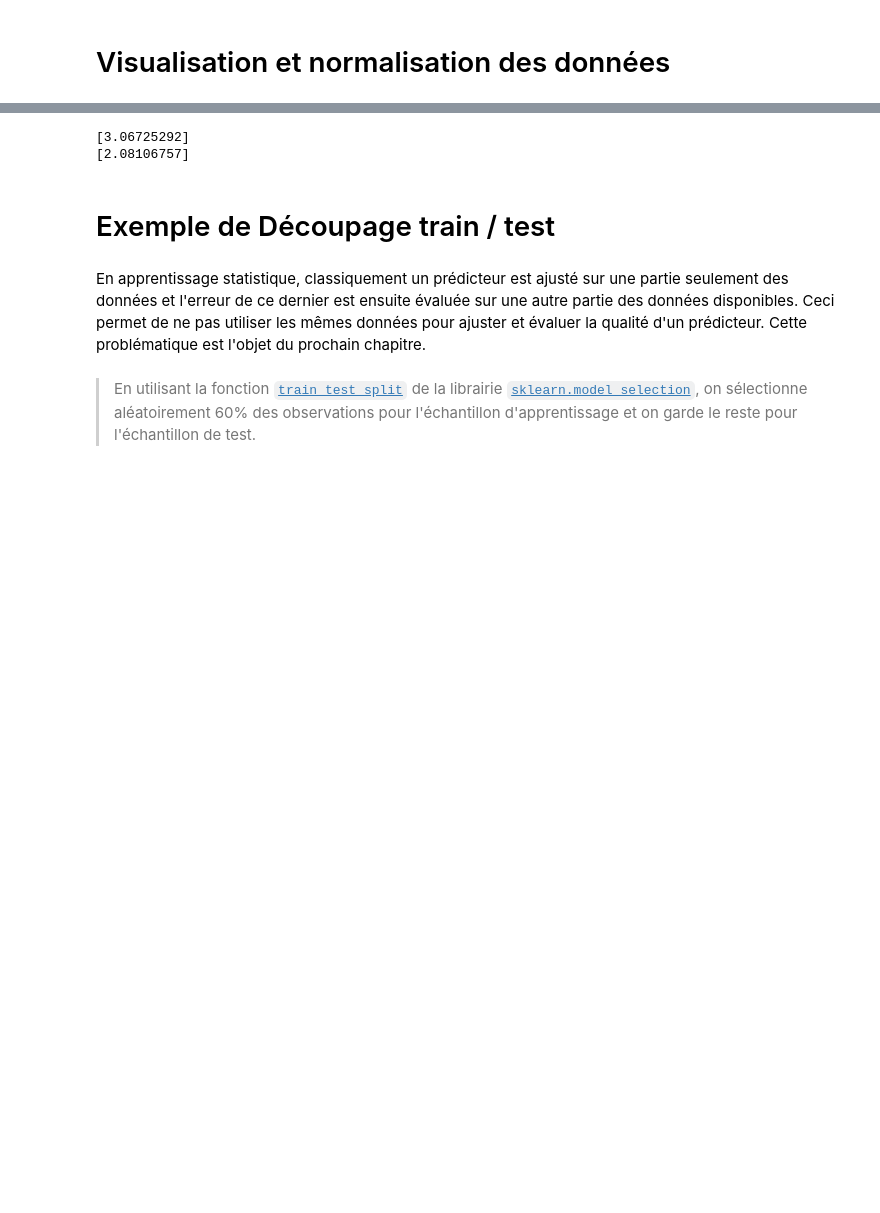
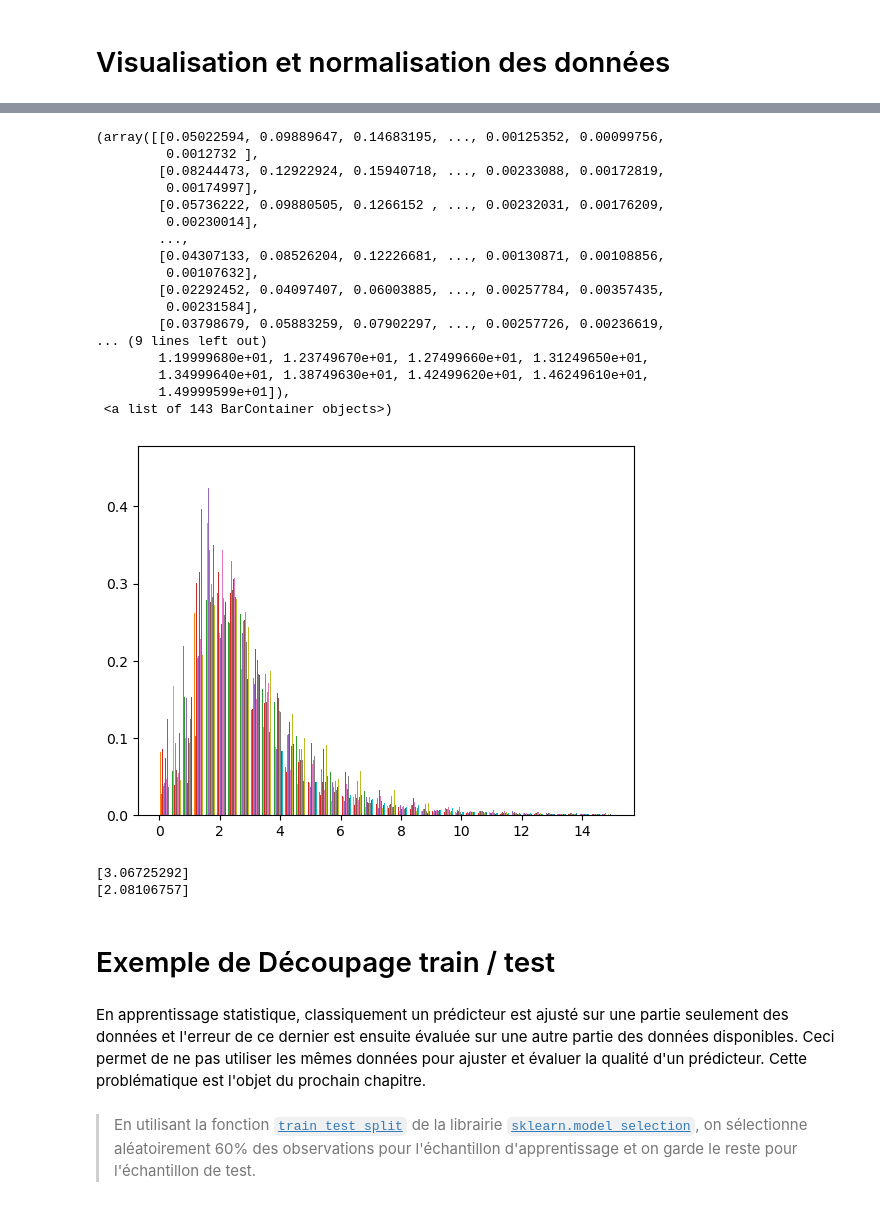
Before and after one commit to noe-morel/MathApp-project, a Jupyter notebook: Mathapp.ipynb, the cells around one changed output, grey strips where cells are left out. Cells and saved outputs as stored; diff of their text form; code cells hidden in the pictures; blank space fills up the shorter version.

```diff
--- a/Mathapp.ipynb
+++ b/Mathapp.ipynb
@@ -128,4 +152,25 @@ plt.hist(data[0], density = True,bins=40)
 [figure]
+# %%
+plt.hist(data, density = True,bins=40)
+# %% [output]
+(array([[0.05022594, 0.09889647, 0.14683195, ..., 0.00125352, 0.00099756,
+         0.0012732 ],
+        [0.08244473, 0.12922924, 0.15940718, ..., 0.00233088, 0.00172819,
+         0.00174997],
+        [0.05736222, 0.09880505, 0.1266152 , ..., 0.00232031, 0.00176209,
+         0.00230014],
+        ...,
+        [0.04307133, 0.08526204, 0.12226681, ..., 0.00130871, 0.00108856,
+         0.00107632],
+        [0.02292452, 0.04097407, 0.06003885, ..., 0.00257784, 0.00357435,
+         0.00231584],
+        [0.03798679, 0.05883259, 0.07902297, ..., 0.00257726, 0.00236619,
+... (9 lines left out)
+        1.19999680e+01, 1.23749670e+01, 1.27499660e+01, 1.31249650e+01,
+        1.34999640e+01, 1.38749630e+01, 1.42499620e+01, 1.46249610e+01,
+        1.49999599e+01]),
+ <a list of 143 BarContainer objects>)
+[figure, added]
 # %%
 def norms(vect):
     moy =0
```
Also changed, not shown: parts of 5 cells of this notebook, 1 other file.
